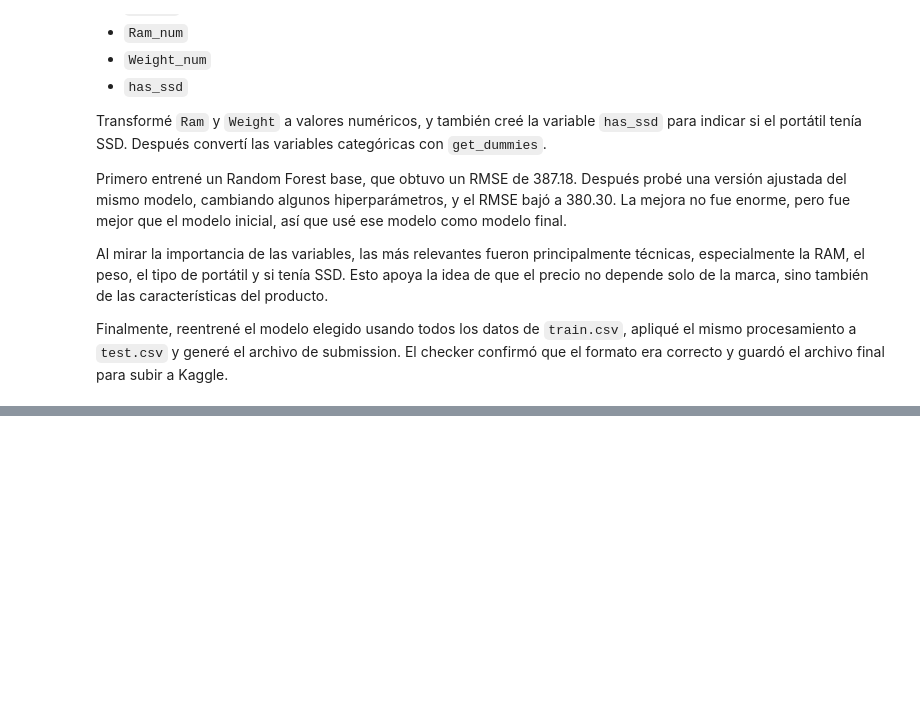
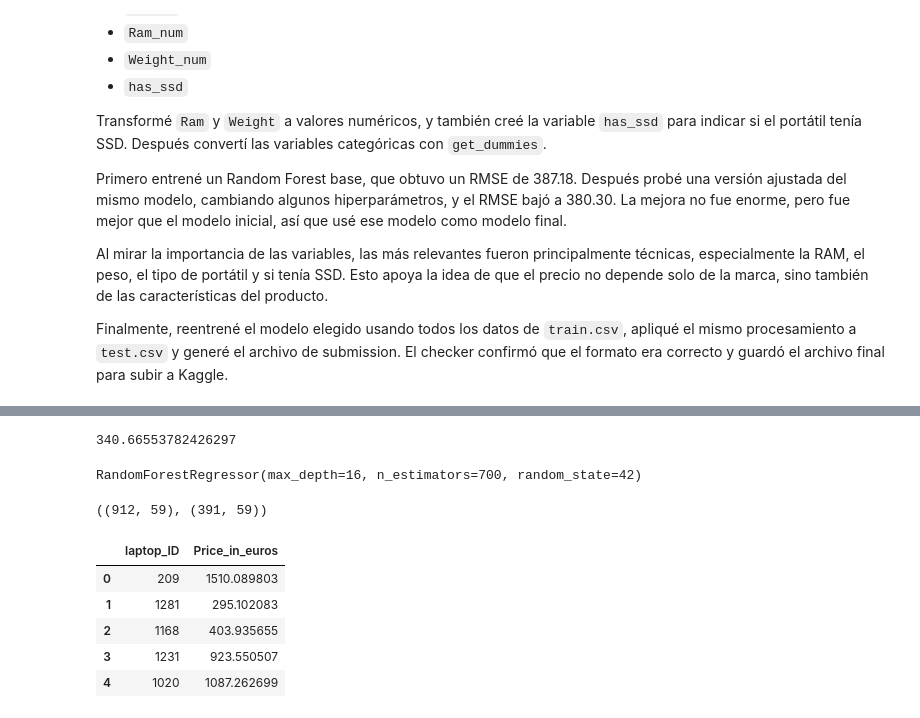
Before and after one commit to vicbiancon42-netizen/DS-Online-Victoria, a Jupyter notebook: Team_Challenges/TC_04_Sprint_12_Kaggle/TC-Kaggle_submission.ipynb, the cells around one changed output, grey strips where cells are left out. Saved outputs shown, nothing was run; the diff lists cells and outputs as text; code cells hidden in the pictures; blank space fills up the shorter version.

```diff
--- a/Team_Challenges/TC_04_Sprint_12_Kaggle/TC-Kaggle_submission.ipynb
+++ b/Team_Challenges/TC_04_Sprint_12_Kaggle/TC-Kaggle_submission.ipynb
@@ -523,0 +724,79 @@ Finalmente, reentrené el modelo elegido usando todos los datos de `train.csv`,
+# %%
+features_3 = features_2 + ["storage_gb", "ppi", "ssd_gb", "hdd_gb", "flash_gb"]
+
+X3 = df3[features_3]
+y3 = df3["Price_in_euros"]
+
+X3_train, X3_test, y3_train, y3_test = train_test_split(
+    X3, y3, test_size=0.2, random_state=42
+)
+
+X3_train_processed = pd.get_dummies(X3_train)
+X3_test_processed = pd.get_dummies(X3_test)
+
+X3_train_processed, X3_test_processed = X3_train_processed.align(
+    X3_test_processed, join="left", axis=1, fill_value=0
+)
+
+model_v3 = RandomForestRegressor(
+    n_estimators=700,
+    max_depth=16,
+    random_state=42
+)
+
+model_v3.fit(X3_train_processed, y3_train)
+
+y3_pred = model_v3.predict(X3_test_processed)
+
+rmse_v3 = root_mean_squared_error(y3_test, y3_pred)
+
+rmse_v3
+# %% [output]
+340.66553782426297
+# %%
+X3_full = df3[features_3]
+y3_full = df3["Price_in_euros"]
+
+X3_full_processed = pd.get_dummies(X3_full)
+
+final_model_v3 = RandomForestRegressor(
+    n_estimators=700,
+    max_depth=16,
+    random_state=42
+)
+
+final_model_v3.fit(X3_full_processed, y3_full)
+# %% [output]
+RandomForestRegressor(max_depth=16, n_estimators=700, random_state=42)
+# %%
+X_pred3 = create_features(X_pred)
+
+X_pred3["storage_gb"] = X_pred3["Memory"].apply(storage_to_gb)
+X_pred3["ppi"] = ((X_pred3["screen_width"] ** 2 + X_pred3["screen_height"] ** 2) ** 0.5) / X_pred3["Inches"]
+
+X_pred3["ssd_gb"] = X_pred3["Memory"].apply(lambda x: get_storage_by_type(x, "SSD"))
+X_pred3["hdd_gb"] = X_pred3["Memory"].apply(lambda x: get_storage_by_type(x, "HDD"))
+X_pred3["flash_gb"] = X_pred3["Memory"].apply(lambda x: get_storage_by_type(x, "Flash"))
+
+X_pred3_features = X_pred3[features_3]
+
+X_pred3_processed = pd.get_dummies(X_pred3_features)
+X_pred3_processed = X_pred3_processed.reindex(columns=X3_full_processed.columns, fill_value=0)
+
+X3_full_processed.shape, X_pred3_processed.shape
+# %% [output]
+((912, 59), (391, 59))
+# %%
+predictions_v3 = final_model_v3.predict(X_pred3_processed)
+
+submission_v3 = sample.copy()
+submission_v3["Price_in_euros"] = predictions_v3
+
+submission_v3.head()
+# %% [output]
+|  | laptop_ID | Price_in_euros |
+| 0 | 209 | 1510.089803 |
+| 1 | 1281 | 295.102083 |
+| 2 | 1168 | 403.935655 |
+| 3 | 1231 | 923.550507 |
+| 4 | 1020 | 1087.262699 |
```
Also changed, not shown: parts of 18 cells of this notebook, 1 other file.
